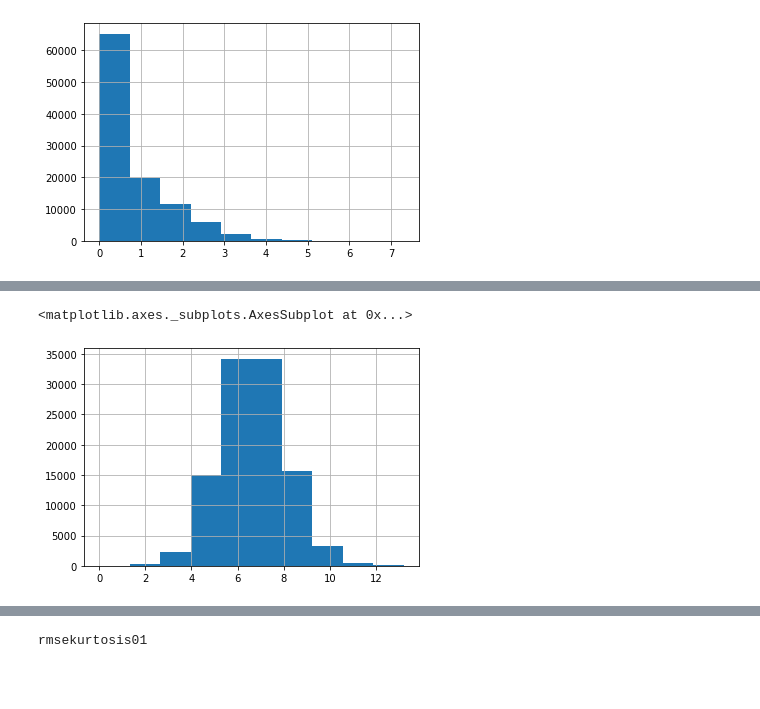
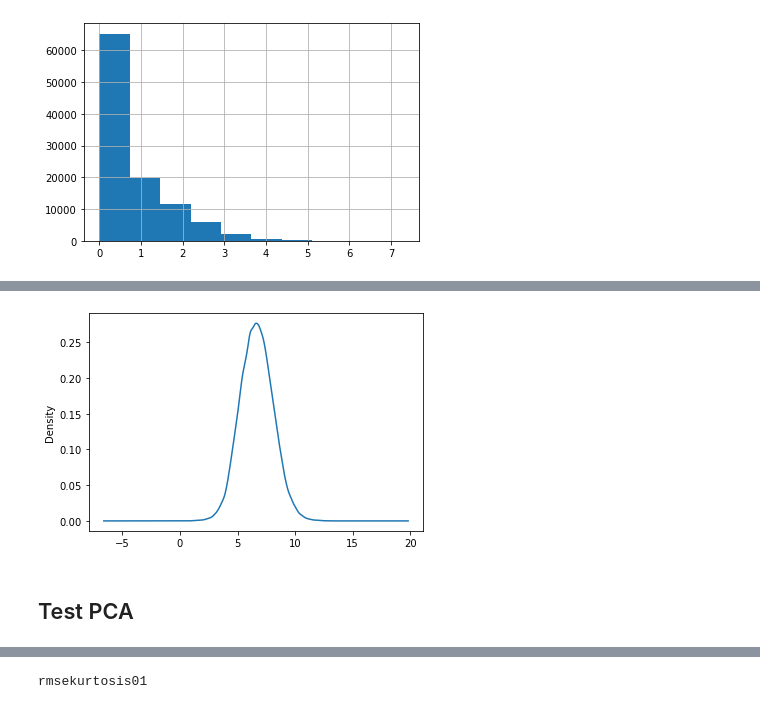
Before and after one commit to cri98li/Data-Mining-2-Project-ts-classification, a Jupyter notebook: Normalizzazioni.ipynb, the cells around one changed output, grey strips where cells are left out. Saved outputs shown, nothing was run; the diff lists cells and outputs as text; code cells hidden in the pictures; blank space fills up the shorter version.

```diff
--- a/Normalizzazioni.ipynb
+++ b/Normalizzazioni.ipynb
@@ -84,6 +197,6 @@ df['TRACK_listens'].hist()
 # %%
-df['TRACK_listens'] = df['TRACK_listens'].apply(lambda x: np.log(x+1))
-df['TRACK_listens'].hist()
+#df['TRACK_listens'] = df['TRACK_listens'].apply(lambda x: np.log(x+1))
+df['TRACK_listens'].plot(kind="kde")
+plt.savefig('log_track_listens.pdf', bbox_inches='tight')
 # %% [output]
-<matplotlib.axes._subplots.AxesSubplot at 0x...>
-[figure, old version]
+[figure, new version]
@@ -89,0 +215,2 @@ df['TRACK_listens'].hist()
+# %% [markdown]
+## Test PCA
```
Also changed, not shown: parts of 45 cells of this notebook, 2 other files.
